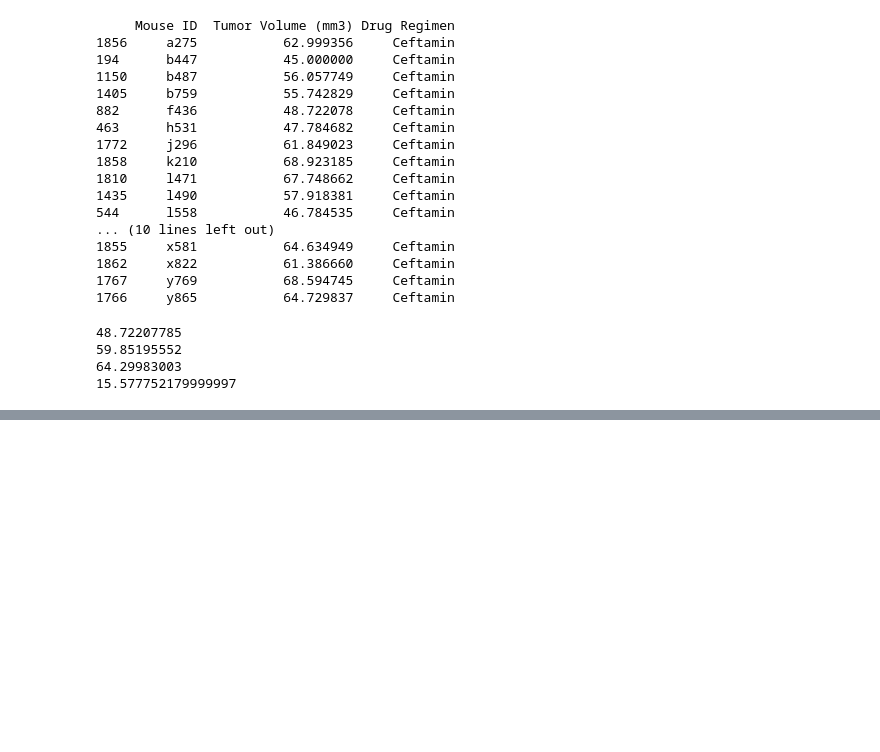
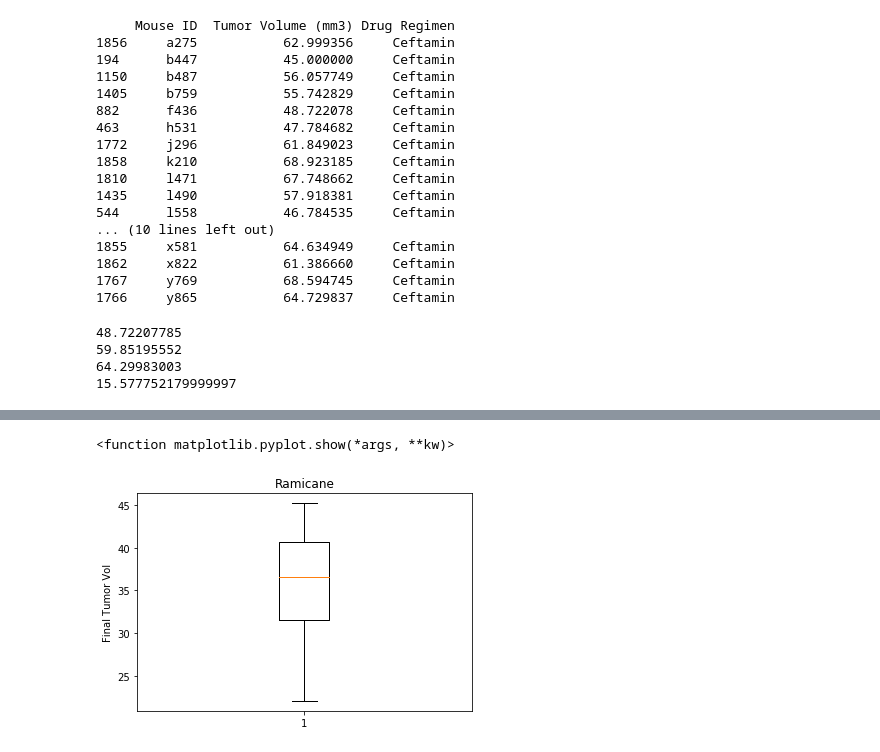
Before and after one commit to Elton-Don/Matplotlib, a Jupyter notebook: main.ipynb, the cells around one changed output, grey strips where cells are left out. Drawn from its saved outputs; the diff is of its cells as text; code cells hidden in the pictures; blank space fills up the shorter version.

```diff
--- a/main.ipynb
+++ b/main.ipynb
@@ -399,0 +420,10 @@ print(cef_iqr)
+# %%
+ram_vol = ram_df['Tumor Volume (mm3)']
+fig3, ax3 = plt.subplots()
+ax3.boxplot(ram_vol)
+ax3.set_title('Ramicane')
+ax3.set_ylabel('Final Tumor Vol')
+plt.show
+# %% [output]
+<function matplotlib.pyplot.show(*args, **kw)>
+[figure, added]
```
Also changed, not shown: parts of 3 cells of this notebook.
